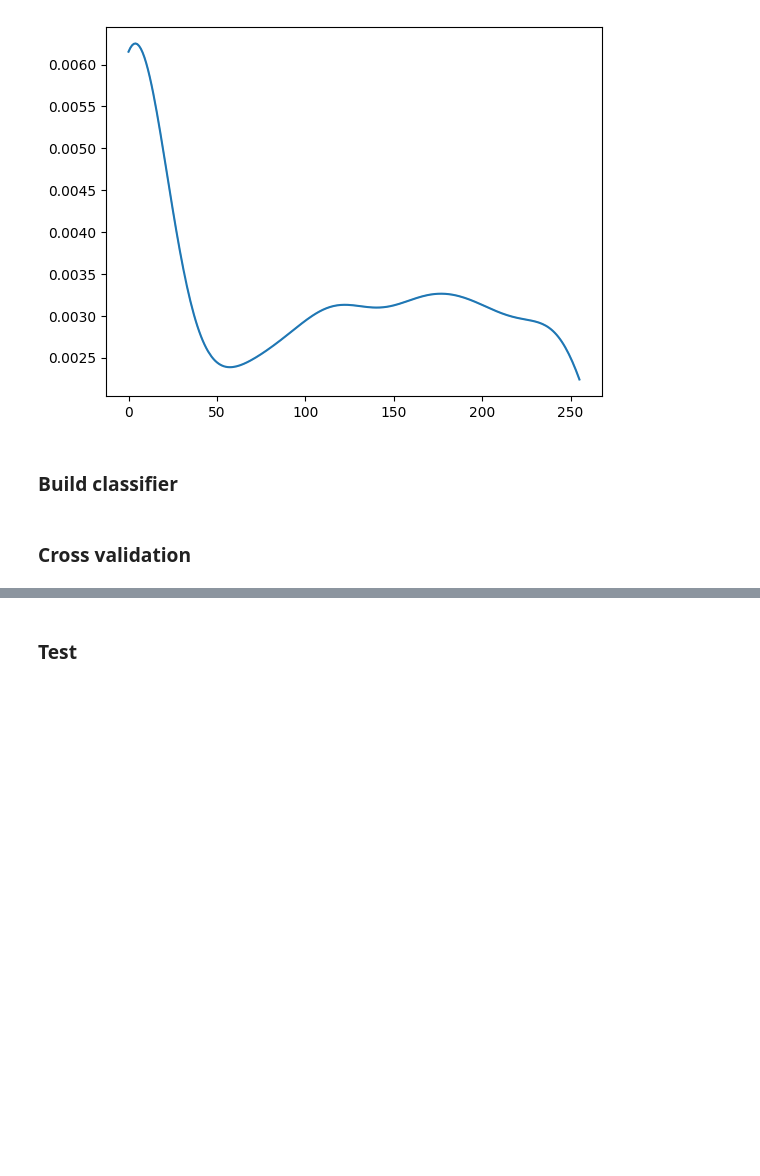
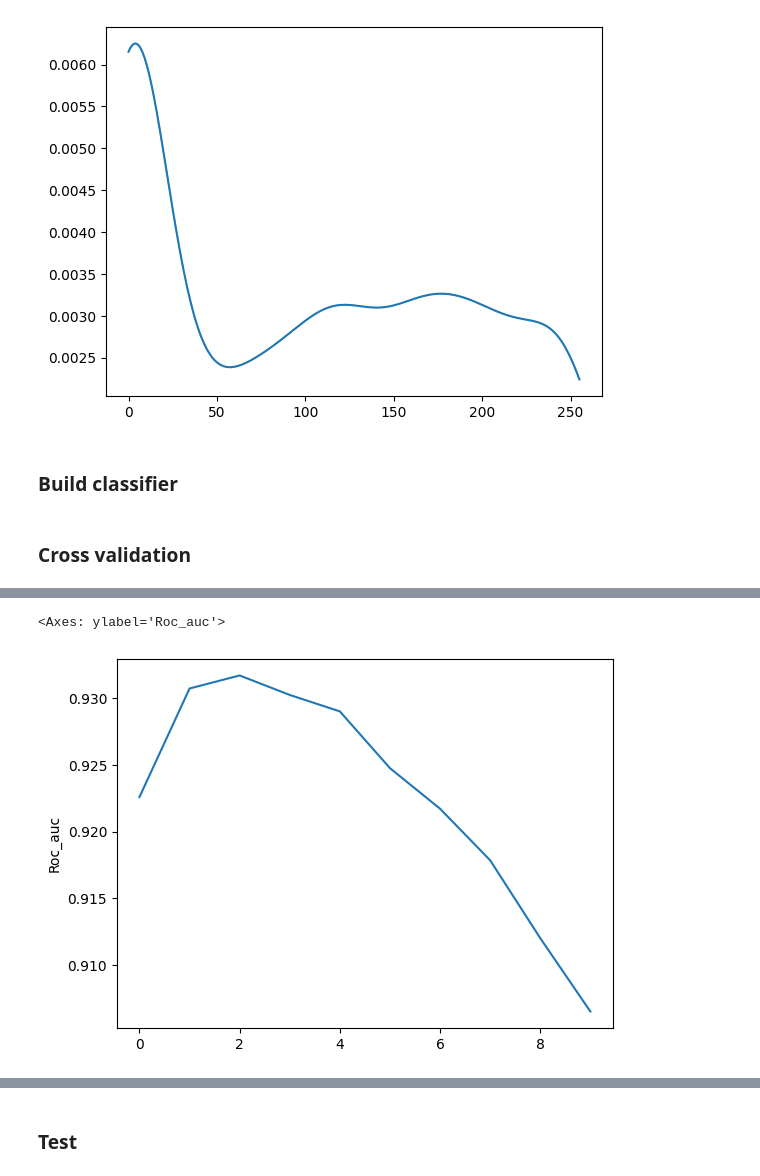
Before and after one commit to julielhagen/Clothing_classification-, a Jupyter notebook: NaiveBayes.ipynb, the cells around one changed output, grey strips where cells are left out. Drawn from its saved outputs; the diff is of its cells as text; code cells hidden in the pictures; blank space fills up the shorter version.

```diff
--- a/NaiveBayes.ipynb
+++ b/NaiveBayes.ipynb
@@ -186,0 +224,5 @@ scores ={'accuracy': make_scorer(accuracy_score),
+# %%
+sns.lineplot(scores_hist['Roc_auc'])
+# %% [output]
+<Axes: ylabel='Roc_auc'>
+[figure, added]
```
Also changed, not shown: parts of 21 cells of this notebook.
